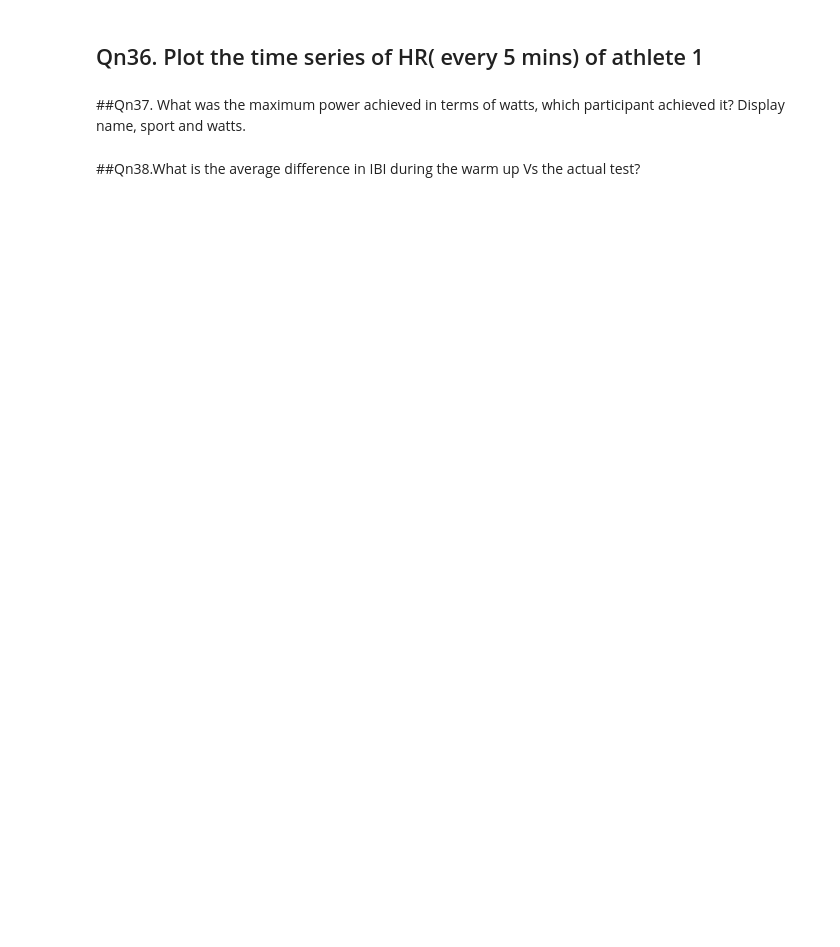
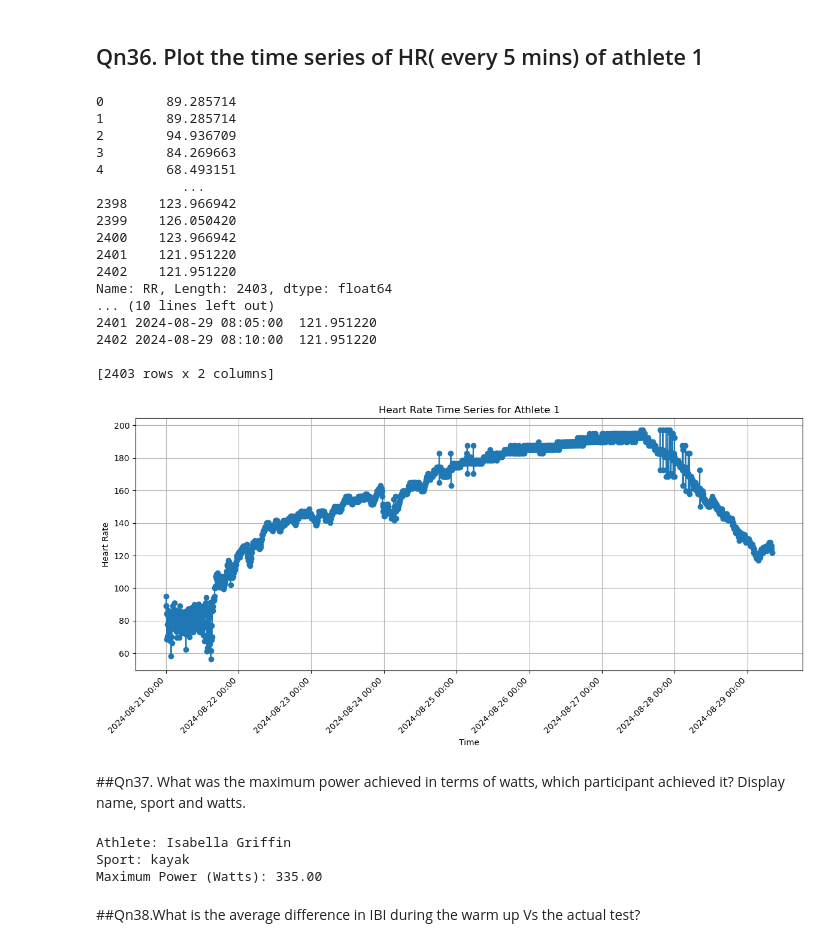
Before and after one commit to Swathikoneti/Team09_HackathonQueens_PythonHackathon_Aug24, a Jupyter notebook: Team09_Swathi.ipynb, the cells around one changed output. Saved outputs shown, nothing was run; the diff lists cells and outputs as text; code cells hidden in the pictures; blank space fills up the shorter version.

```diff
--- a/Team09_Swathi.ipynb
+++ b/Team09_Swathi.ipynb
@@ -130,5 +182,85 @@ from wordcloud import WordCloud
 # %% [markdown]
 ## Qn36. Plot the time series of HR( every 5 mins) of athlete 1
+# %%
+from datetime import datetime, timedelta
+import matplotlib.dates as mdates
+
+
+
+ath_1 = phase.loc[phase['ID'] == 1]
+
+HR_ath1 = 60/(ath_1['RR']/1000)
+
+print(HR_ath1)
+# Create a synthetic timestamp starting from a chosen date/time
+start_time =datetime(2024, 8, 21, 0, 0)  # August 21, 2024 at 00:00
+
+time_points = [start_time + timedelta(minutes=5*i) for i in range(len(athlete_1_data))]
+
+# Create a DataFrame
+df = pd.DataFrame({'Timestamp': time_points, 'HR': HR_ath1 })
+
+print(df)
+
+df["Timestamp"] = pd.to_datetime(df["Timestamp"])
+
+# Plot the time series
+plt.figure(figsize=(12, 6))
+plt.plot(df['Timestamp'], df['HR'], marker="o", linestyle="-")
+# Format x-axis to show date and time
+plt.gca().xaxis.set_major_formatter(mdates.DateFormatter('%Y-%m-%d %H:%M'))
+plt.gca().xaxis.set_major_locator(mdates.AutoDateLocator())
+# Rotate and align the tick labels so they look better
+plt.gcf().autofmt_xdate()
+plt.title('Heart Rate Time Series for Athlete 1')
+plt.xlabel('Time')
+plt.ylabel('Heart Rate')
+plt.grid(True)
+plt.xticks(rotation=45)
+plt.tight_layout()
+plt.show()
+# %% [output]
+0        89.285714
+1        89.285714
+2        94.936709
+3        84.269663
+4        68.493151
+           ...
+2398    123.966942
+2399    126.050420
+2400    123.966942
+2401    121.951220
+2402    121.951220
+Name: RR, Length: 2403, dtype: float64
+... (10 lines left out)
+2401 2024-08-29 08:05:00  121.951220
+2402 2024-08-29 08:10:00  121.951220
+
+[2403 rows x 2 columns]
+[figure, added]
 # %% [markdown]
 ##Qn37. What was the maximum power achieved in terms of watts, which participant achieved it? Display name, sport and watts.
+# %%
+#Initalize dataframe phase
+max_power=pd.DataFrame(final_table)
+fname=pd.DataFrame(ath)
+max_power=max_power.merge(fname[['ID','First Name','Last Name','sport']],on='ID',how='right')
+
+# Find the athlete with maximum power
+max_power_row = max_power.loc[max_power['power'].idxmax()]
+
+# Display relevant information
+athlete_ID = max_power_row['ID']
+first_name = max_power_row['First Name']
+last_name = max_power_row['Last Name']
+sport = max_power_row['sport']
+max_power_watts = max_power_row['power']
+
+print(f"Athlete: {first_name} {last_name}")
+print(f"Sport: {sport}")
+print(f"Maximum Power (Watts): {max_power_watts:.2f}")
+# %% [output]
+Athlete: Isabella Griffin
+Sport: kayak
+Maximum Power (Watts): 335.00
 # %% [markdown]
```
Also changed, not shown: parts of 11 cells of this notebook.
